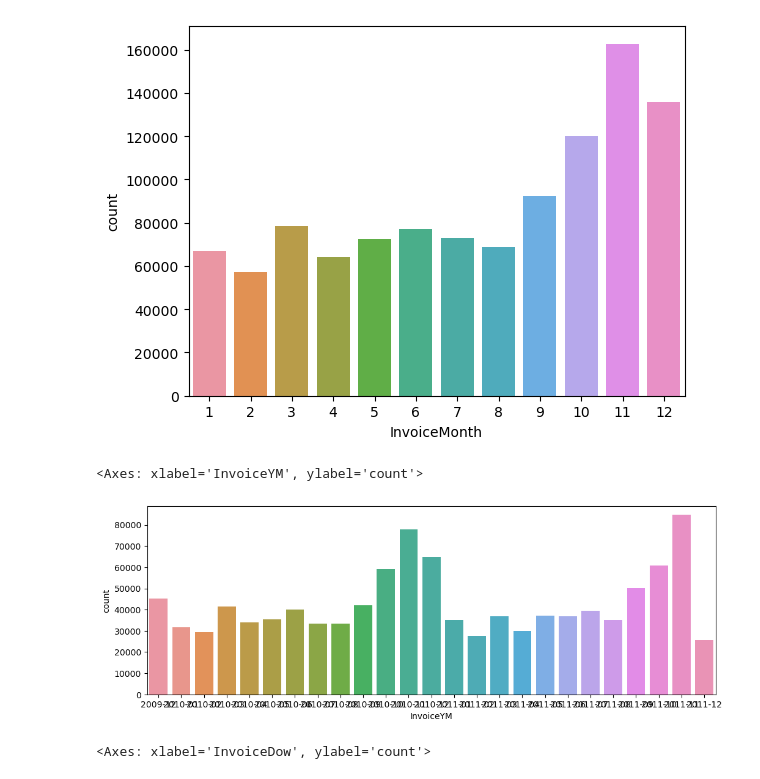
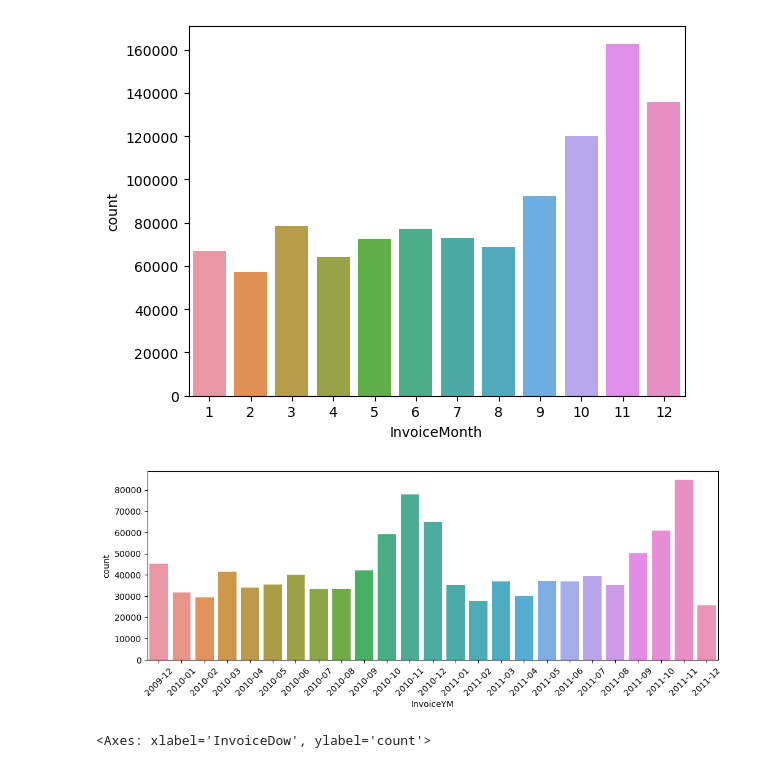
Before and after one commit to Gyuhyeon-Eom/project2, a Jupyter notebook: project2.ipynb, the cells around one changed output. Cells and saved outputs as stored; diff of their text form; code cells hidden in the pictures.

```diff
--- a/project2.ipynb
+++ b/project2.ipynb
@@ -342,10 +342,14 @@ sns.countplot(data=df, x='InvoiceMonth')
 [figure]
 # %%
 plt.figure(figsize=(12, 4))
-sns.countplot(data=df, x='InvoiceYM')
+
+ax = sns.countplot(data=df, x='InvoiceYM')
+
+ax.set_xticklabels(ax.get_xticklabels(), rotation=45)
+
+plt.show()
 # %% [output]
-<Axes: xlabel='InvoiceYM', ylabel='count'>
-[figure, old version]
+[figure, new version]
 # %%
 sns.countplot(data=df, x='InvoiceDow')
 # %% [output]
```
Also changed, not shown: parts of 5 cells of this notebook.
